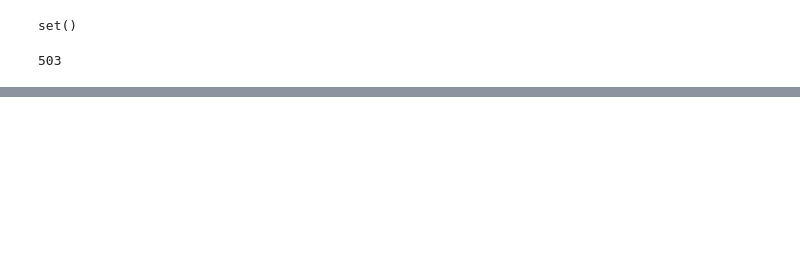
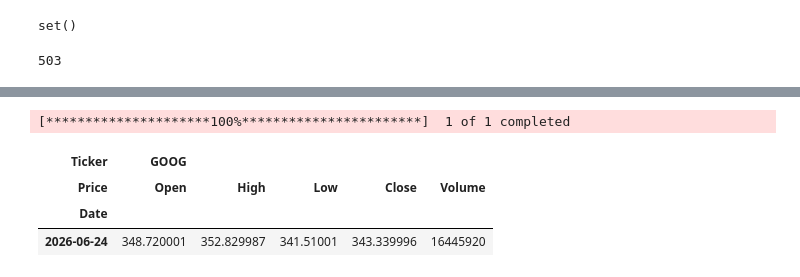
Before and after one commit to Mazharul419/Finance-Data-Platform, a Jupyter notebook: Data_import_daily.ipynb, the cells around one changed output, grey strips where cells are left out. Saved outputs shown, nothing was run; the diff lists cells and outputs as text; code cells hidden in the pictures; blank space fills up the shorter version.

```diff
--- a/Data_import_daily.ipynb
+++ b/Data_import_daily.ipynb
@@ -188 +236,9 @@ NTAP    0
 dtype: int64
+# %%
+yf.download("GOOG", group_by='Ticker', period='1d')
+# %% [output]
+[*********************100%***********************]  1 of 1 completed
+| Ticker | GOOG |  |  |  |  |
+| Price | Open | High | Low | Close | Volume |
+| Date |  |  |  |  |  |
+| 2026-06-24 | 348.720001 | 352.829987 | 341.51001 | 343.339996 | 16445920 |
```
Also changed, not shown: parts of 10 cells of this notebook, 2 other files.
